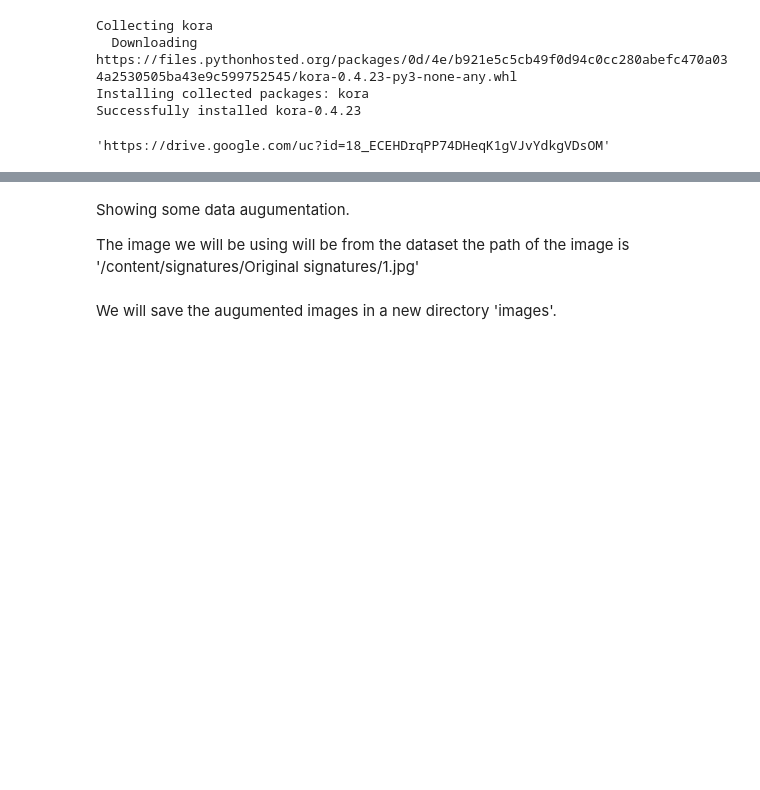
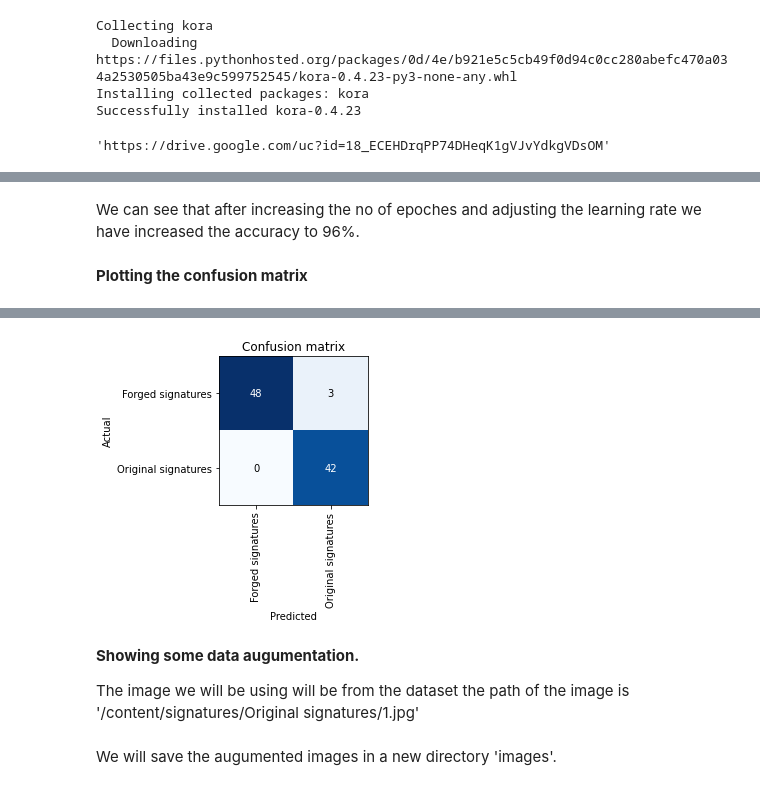
Before and after one commit to v03012000/Geeksman_AISquad_Project1_VIDUSHI-TICKOO, a Jupyter notebook: Training.ipynb, the cells around one changed output, grey strips where cells are left out. Cells and saved outputs as stored; diff of their text form; code cells hidden in the pictures; blank space fills up the shorter version.

```diff
--- a/Training.ipynb
+++ b/Training.ipynb
@@ -157,0 +158,2 @@ learn.fit_one_cycle(8)
+# %%
+learn.fit_one_cycle(15, max_lr=slice(1e-3))
@@ -157,0 +177,2 @@ learn.fit_one_cycle(8)
+# %% [markdown]
+We can see that after increasing the no of epoches and adjusting the learning rate we have increased the accuracy to 96%.
@@ -157,0 +182,6 @@ learn.fit_one_cycle(8)
+# %% [markdown]
+**Plotting the confusion matrix**
+# %%
+interpretation = ClassificationInterpretation.from_learner(learn)
+interpretation.plot_confusion_matrix()
+# %% [output]
@@ -158,5 +189,6 @@ learn.fit_one_cycle(8)
+[figure, added]
 # %% [markdown]
-Showing some data augumentation.
+**Showing some data augumentation.**
 
 The image we will be using will be from the dataset
 the path of the image is '/content/signatures/Original signatures/1.jpg'
```
Also changed, not shown: parts of 9 cells of this notebook.
